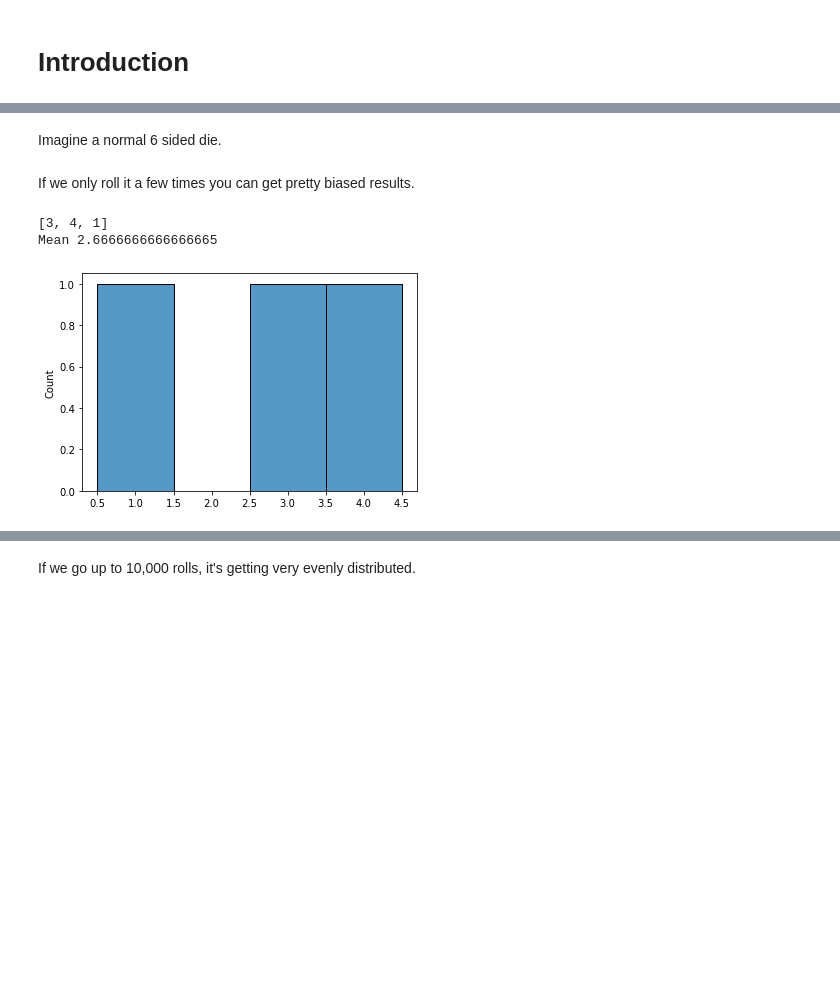
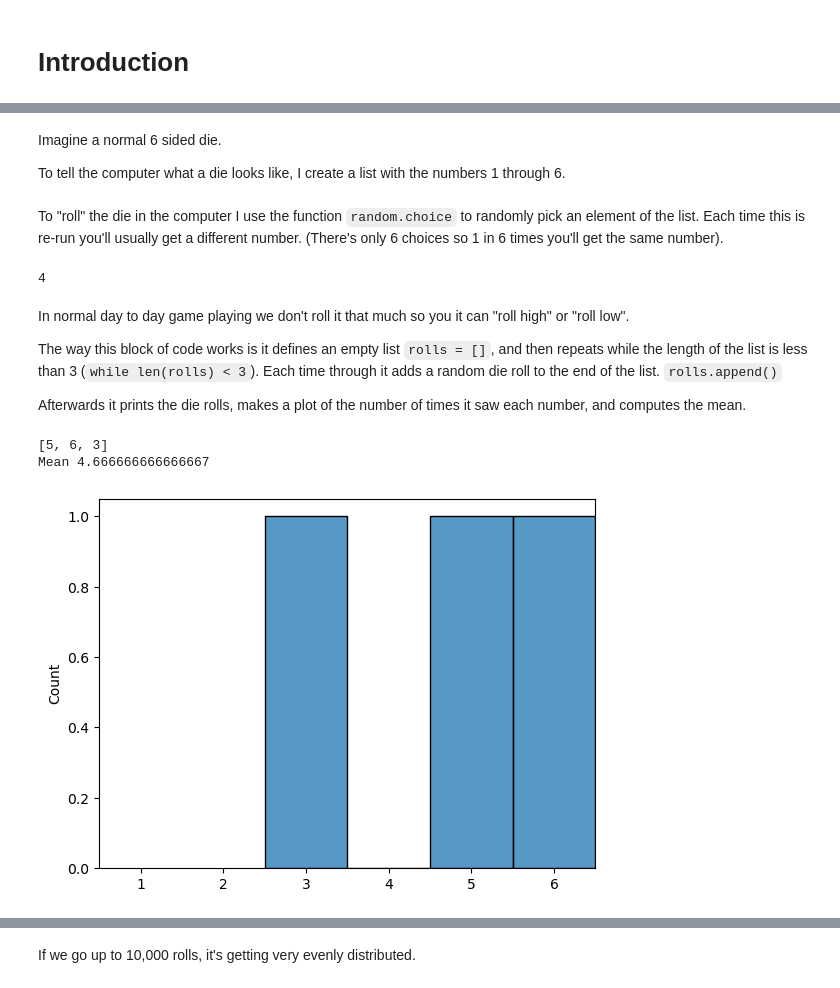
Before and after one commit to detrout/hamilton_science_fair, a Jupyter notebook: variance-demo.ipynb, the cells around one changed output, grey strips where cells are left out. Drawn from its saved outputs; the diff is of its cells as text; code cells hidden in the pictures; blank space fills up the shorter version.

```diff
--- a/variance-demo.ipynb
+++ b/variance-demo.ipynb
@@ -10,20 +18,38 @@ import pandas
 import numpy
 # %% [markdown]
 Imagine a normal 6 sided die.
+
+To tell the computer what a die looks like, I create a list with the numbers 1 through 6.
 # %%
 die = [1, 2, 3, 4, 5, 6]
+# %% [markdown]
+To "roll" the die in the computer I use the function `random.choice` to randomly pick an element of the list. Each time this is re-run you'll usually get a different number. (There's only 6 choices so 1 in 6 times you'll get the same number).
+# %%
+print(random.choice(die))
+# %% [output]
+4
 # %% [markdown]
-If we only roll it a few times you can get pretty biased results.
+In normal day to day game playing we don't roll it that much so you it can "roll high" or "roll low".
+
+The way this block of code works is it defines an empty list `rolls = []`, and then repeats while the length of the list is less than 3 (`while len(rolls) < 3`). Each time through it adds a random die roll to the end of the list. `rolls.append()`
+
+Afterwards it prints the die rolls, makes a plot of the number of times it saw each number, and computes the mean.
 # %%
 rolls = []
 while len(rolls) < 3:
     rolls.append(random.choice(die))
 
+# print the list
 print(rolls)
-_ = seaborn.histplot(rolls, stat="count", discrete=True)
+
+# make the plot, making sure the 1 through 6 always show up.
+ax = seaborn.histplot(rolls, stat="count", discrete=True)
+ax.set_xlim(0.5,6.5)
+
+# print the average
 print("Mean", sum(rolls)/len(rolls))
 # %% [output]
-[3, 4, 1]
-Mean 2.6666666666666665
+[5, 6, 3]
+Mean 4.666666666666667
-[figure, old version]
+[figure, new version]
 # %% [markdown]
```
Also changed, not shown: parts of 13 cells of this notebook.
